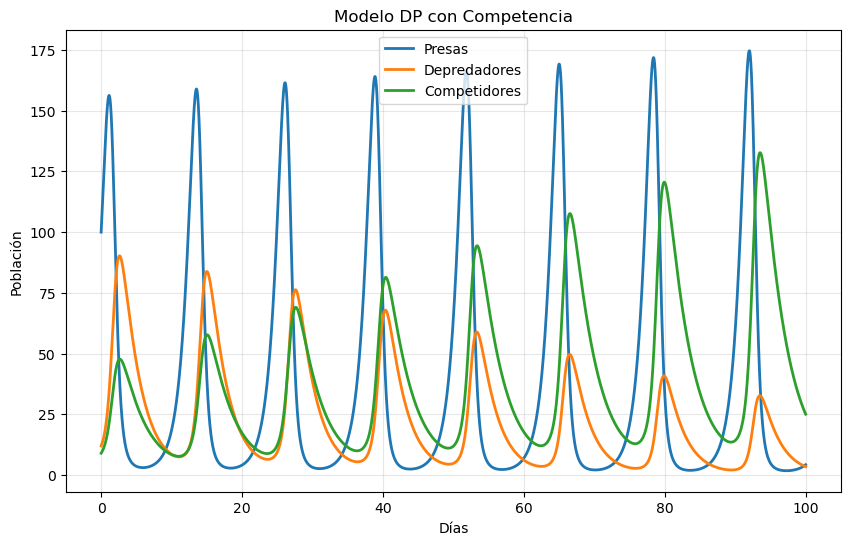
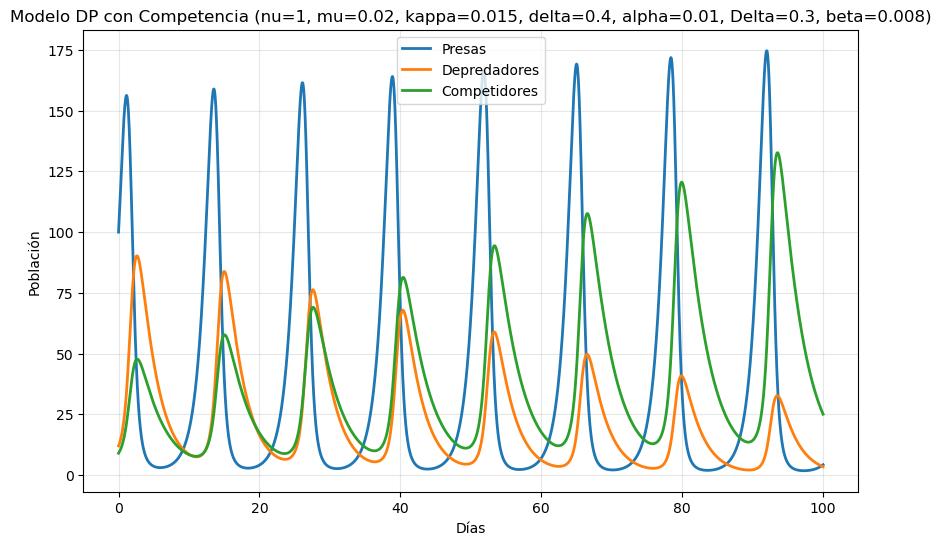
Unified diff of the notebook cell whose output changed from the first chart to the second:
--- before
+++ after
@@ -13,5 +13,5 @@
 plt.xlabel('Días')
 plt.ylabel('Población')
-plt.title('Modelo DP con Competencia')
+plt.title('Modelo DP con Competencia (nu={}, mu={}, kappa={}, delta={}, alpha={}, Delta={}, beta={})'.format(nu, mu, kappa, delta, alpha, Delta, beta))
 plt.legend()
 plt.grid(alpha=0.3)

Commit: Actualización de títulos en gráficos de los modelos para incluir parámetros específicos.